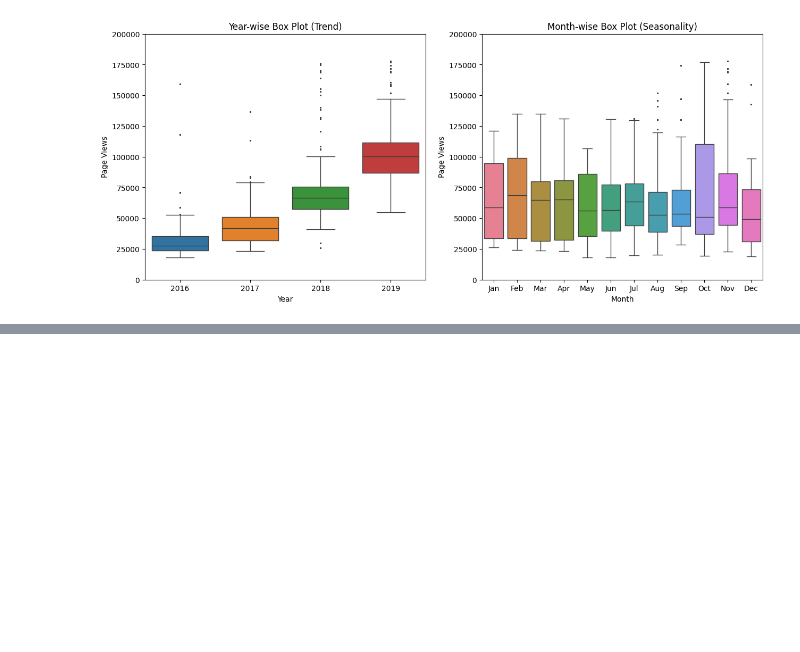
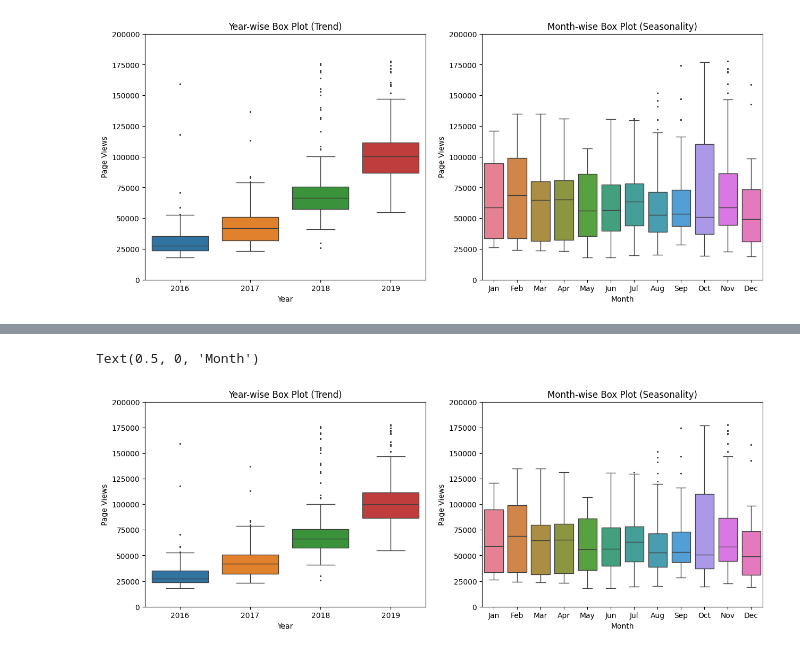
Before and after one commit to Kyo-Fox22/boilerplate-page-view-time-series-visualizer, a Jupyter notebook: test.ipynb, the cells around one changed output, grey strips where cells are left out. Drawn from its saved outputs; the diff is of its cells as text; code cells hidden in the pictures; blank space fills up the shorter version.

Commit message:
modified test ipynb to reflect box plot built-in code and implemented into time series visualizer py

```diff
--- a/test.ipynb
+++ b/test.ipynb
@@ -193,3 +205,9 @@ axs[1].set_ylabel('Page Views')
 plt.show()
 # %% [output]
 [figure]
+# %%
+df_box = df.copy()
+df_box.reset_index(inplace=True)
+df_box['year'] = [d.year for d in df_box.date]
+df_box['month'] = [d.strftime('%b') for d in df_box.date]
+df_box
@@ -195,0 +228,3 @@ plt.show()
+# %%
+month_abbr = [i for i in calendar.month_abbr if i.strip()]
+month_abbr
@@ -195,0 +244,3 @@ plt.show()
+# %%
+df_box['month'] = pd.Categorical(df_box['month'], month_abbr)
+df_box
@@ -195,0 +261,18 @@ plt.show()
+# %%
+fig, axs = plt.subplots(nrows = 1, ncols = 2, figsize = (15,5))
+fliersize = 1
+
+sns.boxplot(data = df_box[['year','value']].set_index('year').T, ax = axs[0], fliersize = fliersize)
+axs[0].set_ylim(bottom = 0, top = 200000)
+axs[0].set_ylabel('Page Views')
+axs[0].set_xlabel('Year')
+axs[0].set_title('Year-wise Box Plot (Trend)')
+
+sns.boxplot(data = df_box[['month','value']].sort_values('month').set_index('month').T, ax = axs[1], fliersize = fliersize)
+axs[1].set_ylim(bottom = 0, top = 200000)
+axs[1].set_title('Month-wise Box Plot (Seasonality)')
+axs[1].set_ylabel('Page Views')
+axs[1].set_xlabel('Month')
+# %% [output]
+Text(0.5, 0, 'Month')
+[figure, added]
```
Also changed, not shown: parts of 4 cells of this notebook, 1 other file.
